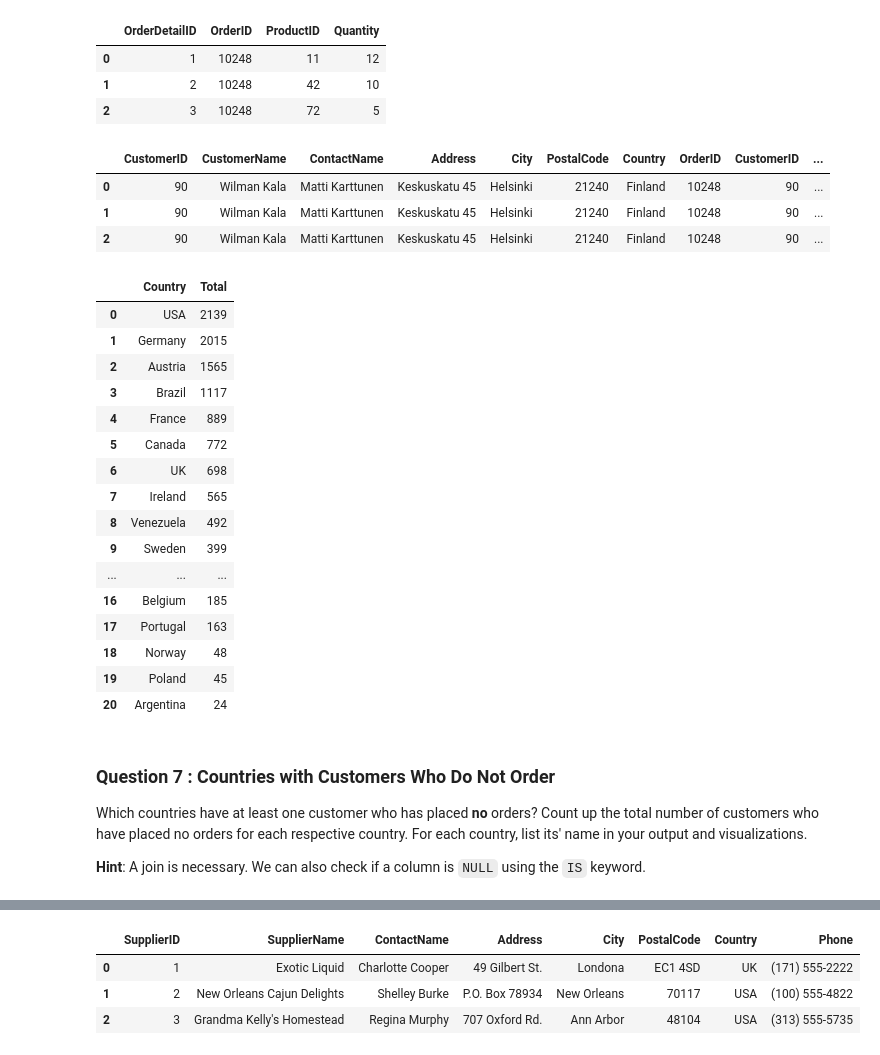
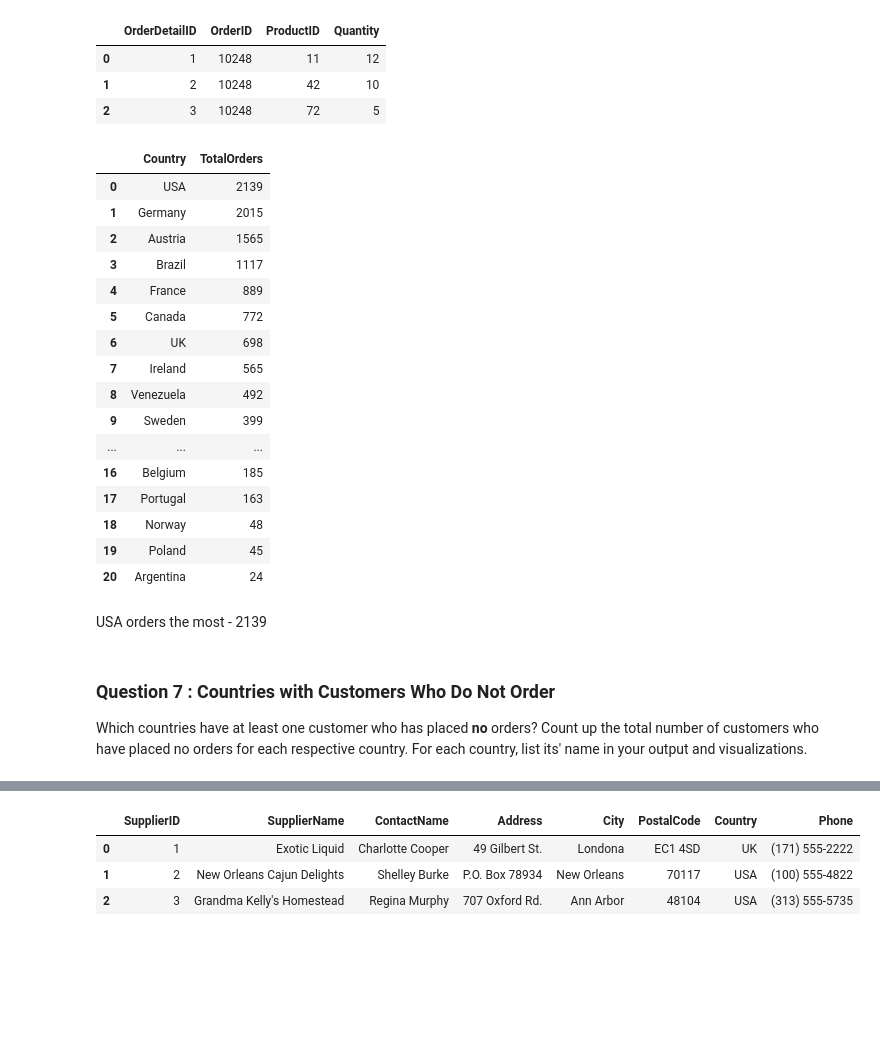
Before and after one commit to lubnaasmi/SQL_Analysis, a Jupyter notebook: adhoc_report.ipynb, the cells around one changed output, grey strips where cells are left out. Cells and saved outputs as stored; diff of their text form; code cells hidden in the pictures; blank space fills up the shorter version.

Commit message:
completed query

```diff
--- a/adhoc_report.ipynb
+++ b/adhoc_report.ipynb
@@ -282,15 +288,4 @@ run_query("select * from Orderdetails limit 3")
 | 0 | 1 | 10248 | 11 | 12 |
 | 1 | 2 | 10248 | 42 | 10 |
 | 2 | 3 | 10248 | 72 | 5 |
-# %%
-run_query("""select * from Customers as c
-               join Orders as o on c.CustomerID = o.CustomerID
-               join Orderdetails as od on o.OrderID = od.OrderID
-          limit 3
-""")
-# %% [output]
-|  | CustomerID | CustomerName | ContactName | Address | City | PostalCode | Country | OrderID | CustomerID | ... |
-| 0 | 90 | Wilman Kala | Matti Karttunen | Keskuskatu 45 | Helsinki | 21240 | Finland | 10248 | 90 | ... |
-| 1 | 90 | Wilman Kala | Matti Karttunen | Keskuskatu 45 | Helsinki | 21240 | Finland | 10248 | 90 | ... |
-| 2 | 90 | Wilman Kala | Matti Karttunen | Keskuskatu 45 | Helsinki | 21240 | Finland | 10248 | 90 | ... |
 # %%
@@ -312,12 +307,12 @@ cursor.execute("""
 rows = cursor.fetchall()
 # %%
-# TODO: Convert your list of tuples to a dataframe
-df = pd.DataFrame(rows,columns=['Country','Total'])
+# Convert your list of tuples to a dataframe
+df = pd.DataFrame(rows,columns=['Country','TotalOrders'])
 
-# TODO: Generate a visualization on this dataframe
+# Generate a visualization on this dataframe
 df
 # %% [output]
-|  | Country | Total |
+|  | Country | TotalOrders |
 | 0 | USA | 2139 |
 | 1 | Germany | 2015 |
 | 2 | Austria | 1565 |
@@ -334,9 +329,9 @@ df
 | 18 | Norway | 48 |
 | 19 | Poland | 45 |
 | 20 | Argentina | 24 |
+# %% [markdown]
+USA orders the most - 2139
 # %% [markdown]
 ### Question 7 : Countries with Customers Who Do Not Order
 
 Which countries have at least one customer who has placed **no** orders? Count up the total number of customers who have placed no orders for each respective country. For each country, list its' name in your output and visualizations.
-
-**Hint**: A join is necessary. We can also check if a column is `NULL` using the `IS` keyword.
```
Also changed, not shown: parts of 56 cells of this notebook, 1 other file.
